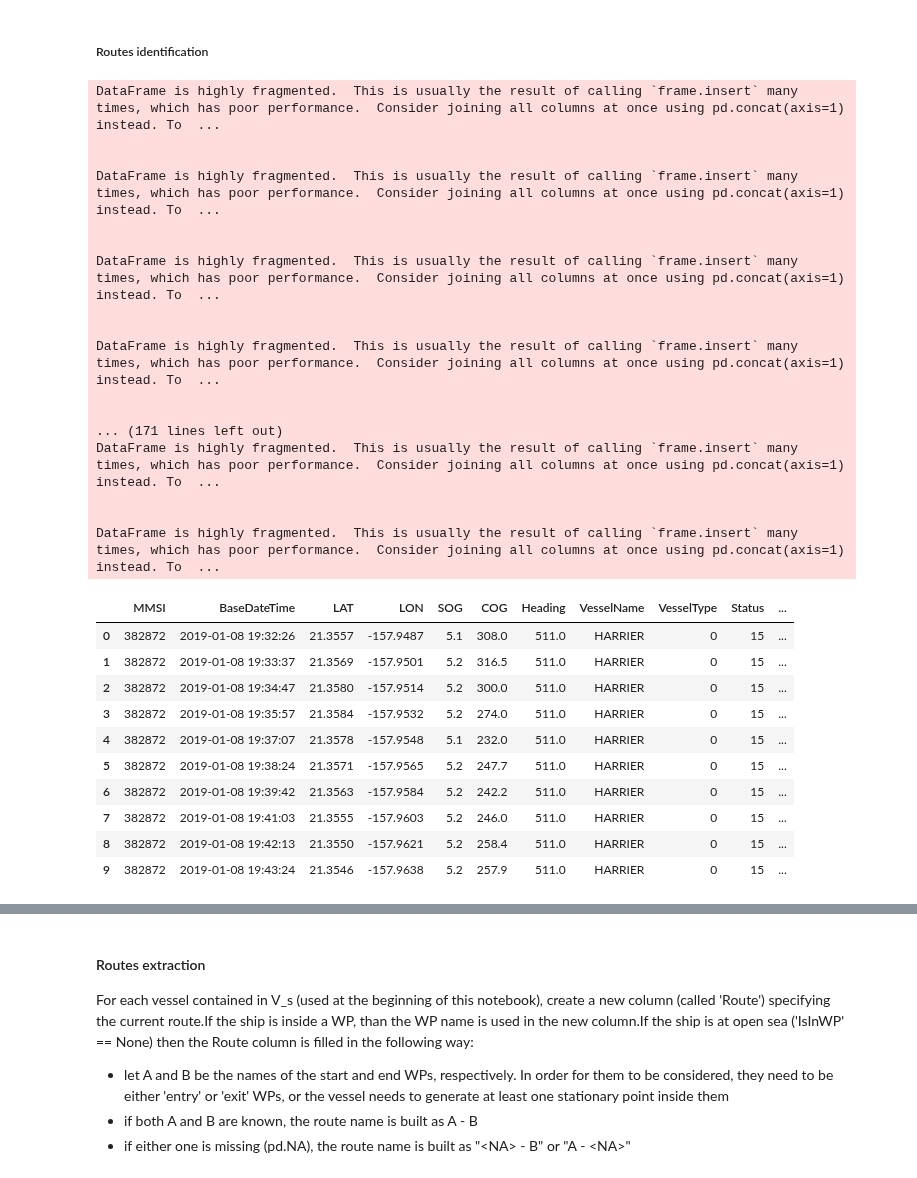
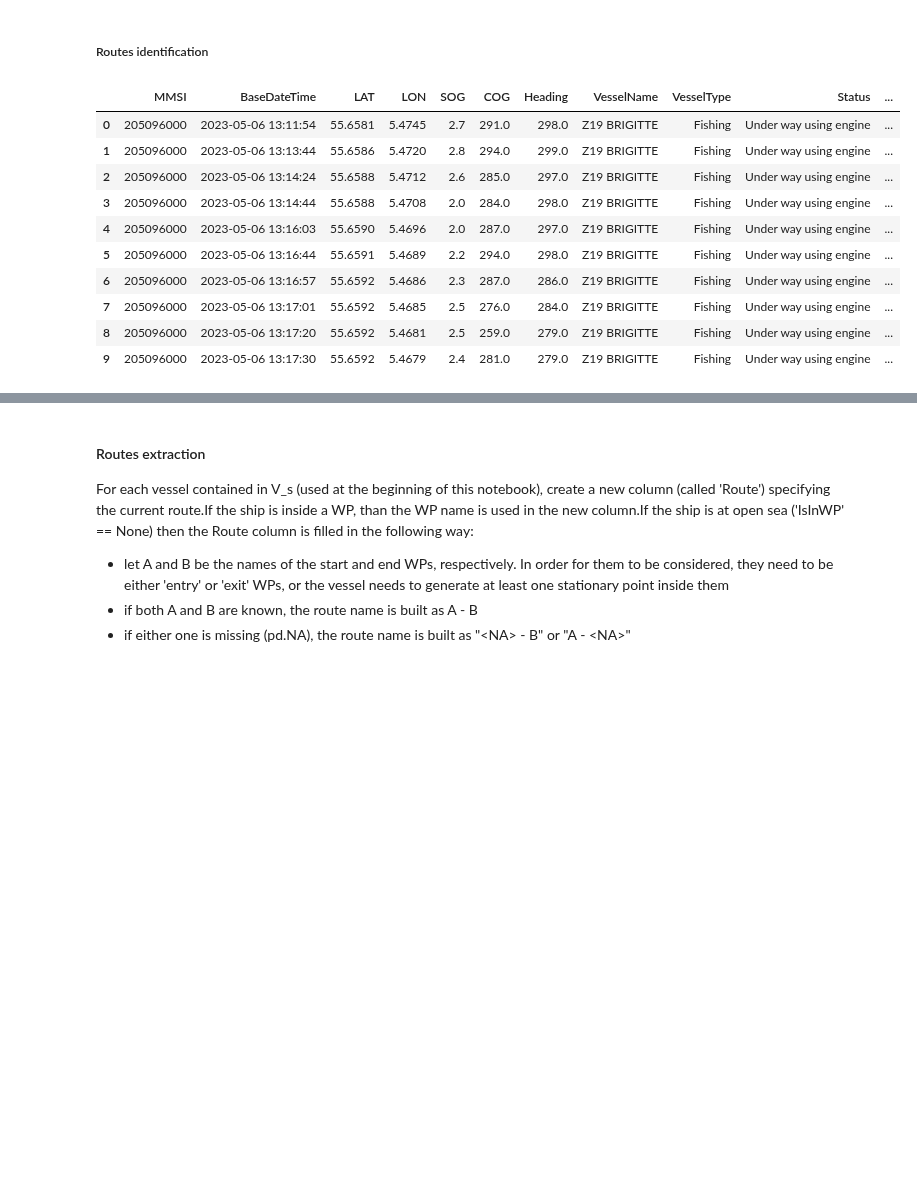
Before and after one commit to Accazeta/AIS_data_analysis, a Jupyter notebook: src/TREAD.ipynb, the cells around one changed output, grey strips where cells are left out. Drawn from its saved outputs; the diff is of its cells as text; code cells hidden in the pictures; blank space fills up the shorter version.

```diff
--- a/src/TREAD.ipynb
+++ b/src/TREAD.ipynb
@@ -23,8 +24,10 @@ import plotly.graph_objects as go
 # %% [markdown]
 Import source csv into a dataframe
 # %%
-FILE_NAME = '2019_01-03.csv'
-clean_df = p.read_csv(c.FOLDER_PATH + FILE_NAME)
+FILE_NAME_HAWAII = '2019_01-03.csv'
+FILE_NAME_DENMARK = 'cleaned_denmark_2023-06-05_point-based.parquet'
+#clean_df = p.read_csv(c.FOLDER_PATH + FILE_NAME_HAWAII)
+clean_df = p.read_parquet(c.FOLDER_PATH + c.DENMARK + FILE_NAME_DENMARK)
 print(f'Dataframe shape: {clean_df.shape}')
 print(clean_df.columns)
 print(clean_df.shape)
@@ -73,11 +76,11 @@ optimized_df['CallSign'] = clean_df['CallSign'].astype(p.StringDtype())
 
 # VesselType - from float64 to int16. Following AIS specification, VesselType maximum value is around 1000
 clean_df['VesselType'] = clean_df['VesselType'].fillna(value=0) # replaces all None values with zero.
-optimized_df['VesselType'] = clean_df['VesselType'].astype('int16')
+optimized_df['VesselType'] = clean_df['VesselType'].astype('category')
 
 # Status - from float64 to int8. Following AIS specification, there are 16 (0-15) status codes
 clean_df['Status'] = clean_df['Status'].fillna(value=99) # since 0 is a valid status code, 99 is used as a placeholder for None values
-optimized_df['Status'] = clean_df['Status'].astype('int8')
+optimized_df['Status'] = clean_df['Status'].astype('category')
 
 # Length - from float64 to int16. Any floating point value is truncated to the closest integer.
 # This is done on purpouse as an error of fractions of a meter is bearable.
@@ -94,7 +97,7 @@ optimized_df['Draft'] = clean_df['Draft'].astype('float32')
 
 # Cargo - from float64 to int16. Similar to VesselType
 clean_df['Cargo'] = clean_df['Cargo'].fillna(value=0)
-optimized_df['Cargo'] = clean_df['Cargo'].astype('int16')
+optimized_df['Cargo'] = clean_df['Cargo'].astype('category')
 
 # TransceiverClass - from string object to boolean. The new column ('IsClassA') holds True if the transceiver
 # is of type 'class A', false if it is of type 'class B'
@@ -640,58 +626,45 @@ quick_plot.plot()
 ##### Routes identification
 # %%
 # for each LAT, LON pair, create a shapely.Point
-concatDF['PointsObj'] = [shpl.Point(x,y) for (x,y) in concatDF[['LON', 'LAT']].values] #apparently this is faster than usig pandas.Dataframe.apply()
+#concatDF['PointsObj'] = [shpl.Point(x,y) for (x,y) in concatDF[['LON', 'LAT']].values] #apparently this is faster than usig pandas.Dataframe.apply()
+concatDF['PointsObj'] = shpl.points(concatDF[['LON', 'LAT']].values)
 
 # for each WP, for each row of the entire dataset, check if the point is inside any WP
+result_dict = {}
 for name, polygon_obj in  waypointsDF[['Name', 'PolygonObj']].values:
-    concatDF[str(name)] = polygon_obj.contains(concatDF['PointsObj']) # for each wp, create a new column containing either True or False
+    result_dict[str(name)] = polygon_obj.contains(concatDF['PointsObj']) # for each wp, create a new column containing either True or False
+result_df = p.DataFrame(result_dict)
+concatDF = p.concat([concatDF, result_df], axis=1)
 
 # list of column names just created
 list_of_columns = [name for name in waypointsDF['Name']]
 
 #idxmax: for each row, return the id (name) of the column containing the first occurrence of the maximum value. There are only bool values so True = 1 > False = 0
 # basically returns the name of the WP where the point is contained. If the row has only 'False' values, it returns the first column (this is fixed below)
 # this works under the assumption that any given point can belong to either zero or one WP.
 concatDF['IsInWP'] = concatDF[list_of_columns].idxmax(axis=1)
 
 # find all rows that have only 'False' values. The '~' negates the values (its like applying the binary NOT)
 all_false_rows = concatDF[(~concatDF[list_of_columns]).all(axis=1)].index
 # Replace the value in the 'IsInWP' column as 'None'
 concatDF.loc[all_false_rows, 'IsInWP'] = None
 # drop unnecessary columns
 concatDF.drop(list_of_columns, axis=1, inplace=True)
 concatDF.drop(['index', 'PointsObj'], axis=1, inplace=True)
 
 display(concatDF.head(10))
 # %% [output]
-DataFrame is highly fragmented.  This is usually the result of calling `frame.insert` many times, which has poor performance.  Consider joining all columns at once using pd.concat(axis=1) instead. To  ...
-
-
-DataFrame is highly fragmented.  This is usually the result of calling `frame.insert` many times, which has poor performance.  Consider joining all columns at once using pd.concat(axis=1) instead. To  ...
-
-
-DataFrame is highly fragmented.  This is usually the result of calling `frame.insert` many times, which has poor performance.  Consider joining all columns at once using pd.concat(axis=1) instead. To  ...
-
-
-DataFrame is highly fragmented.  This is usually the result of calling `frame.insert` many times, which has poor performance.  Consider joining all columns at once using pd.concat(axis=1) instead. To  ...
-
-
-... (171 lines left out)
-DataFrame is highly fragmented.  This is usually the result of calling `frame.insert` many times, which has poor performance.  Consider joining all columns at once using pd.concat(axis=1) instead. To  ...
-
-
-DataFrame is highly fragmented.  This is usually the result of calling `frame.insert` many times, which has poor performance.  Consider joining all columns at once using pd.concat(axis=1) instead. To  ...
 |  | MMSI | BaseDateTime | LAT | LON | SOG | COG | Heading | VesselName | VesselType | Status | ... |
-| 0 | 382872 | 2019-01-08 19:32:26 | 21.3557 | -157.9487 | 5.1 | 308.0 | 511.0 | HARRIER | 0 | 15 | ... |
-| 1 | 382872 | 2019-01-08 19:33:37 | 21.3569 | -157.9501 | 5.2 | 316.5 | 511.0 | HARRIER | 0 | 15 | ... |
-| 2 | 382872 | 2019-01-08 19:34:47 | 21.3580 | -157.9514 | 5.2 | 300.0 | 511.0 | HARRIER | 0 | 15 | ... |
-| 3 | 382872 | 2019-01-08 19:35:57 | 21.3584 | -157.9532 | 5.2 | 274.0 | 511.0 | HARRIER | 0 | 15 | ... |
-| 4 | 382872 | 2019-01-08 19:37:07 | 21.3578 | -157.9548 | 5.1 | 232.0 | 511.0 | HARRIER | 0 | 15 | ... |
-| 5 | 382872 | 2019-01-08 19:38:24 | 21.3571 | -157.9565 | 5.2 | 247.7 | 511.0 | HARRIER | 0 | 15 | ... |
-| 6 | 382872 | 2019-01-08 19:39:42 | 21.3563 | -157.9584 | 5.2 | 242.2 | 511.0 | HARRIER | 0 | 15 | ... |
-| 7 | 382872 | 2019-01-08 19:41:03 | 21.3555 | -157.9603 | 5.2 | 246.0 | 511.0 | HARRIER | 0 | 15 | ... |
-| 8 | 382872 | 2019-01-08 19:42:13 | 21.3550 | -157.9621 | 5.2 | 258.4 | 511.0 | HARRIER | 0 | 15 | ... |
-| 9 | 382872 | 2019-01-08 19:43:24 | 21.3546 | -157.9638 | 5.2 | 257.9 | 511.0 | HARRIER | 0 | 15 | ... |
+| 0 | 205096000 | 2023-05-06 13:11:54 | 55.6581 | 5.4745 | 2.7 | 291.0 | 298.0 | Z19 BRIGITTE | Fishing | Under way using engine | ... |
+| 1 | 205096000 | 2023-05-06 13:13:44 | 55.6586 | 5.4720 | 2.8 | 294.0 | 299.0 | Z19 BRIGITTE | Fishing | Under way using engine | ... |
+| 2 | 205096000 | 2023-05-06 13:14:24 | 55.6588 | 5.4712 | 2.6 | 285.0 | 297.0 | Z19 BRIGITTE | Fishing | Under way using engine | ... |
+| 3 | 205096000 | 2023-05-06 13:14:44 | 55.6588 | 5.4708 | 2.0 | 284.0 | 298.0 | Z19 BRIGITTE | Fishing | Under way using engine | ... |
+| 4 | 205096000 | 2023-05-06 13:16:03 | 55.6590 | 5.4696 | 2.0 | 287.0 | 297.0 | Z19 BRIGITTE | Fishing | Under way using engine | ... |
+| 5 | 205096000 | 2023-05-06 13:16:44 | 55.6591 | 5.4689 | 2.2 | 294.0 | 298.0 | Z19 BRIGITTE | Fishing | Under way using engine | ... |
+| 6 | 205096000 | 2023-05-06 13:16:57 | 55.6592 | 5.4686 | 2.3 | 287.0 | 286.0 | Z19 BRIGITTE | Fishing | Under way using engine | ... |
+| 7 | 205096000 | 2023-05-06 13:17:01 | 55.6592 | 5.4685 | 2.5 | 276.0 | 284.0 | Z19 BRIGITTE | Fishing | Under way using engine | ... |
+| 8 | 205096000 | 2023-05-06 13:17:20 | 55.6592 | 5.4681 | 2.5 | 259.0 | 279.0 | Z19 BRIGITTE | Fishing | Under way using engine | ... |
+| 9 | 205096000 | 2023-05-06 13:17:30 | 55.6592 | 5.4679 | 2.4 | 281.0 | 279.0 | Z19 BRIGITTE | Fishing | Under way using engine | ... |
 # %%
 # count the number of points contained in each WP.
 # 'WP_X' -> the point is generated inside WP_X
```
Also changed, not shown: parts of 16 cells of this notebook, 13 other files.
